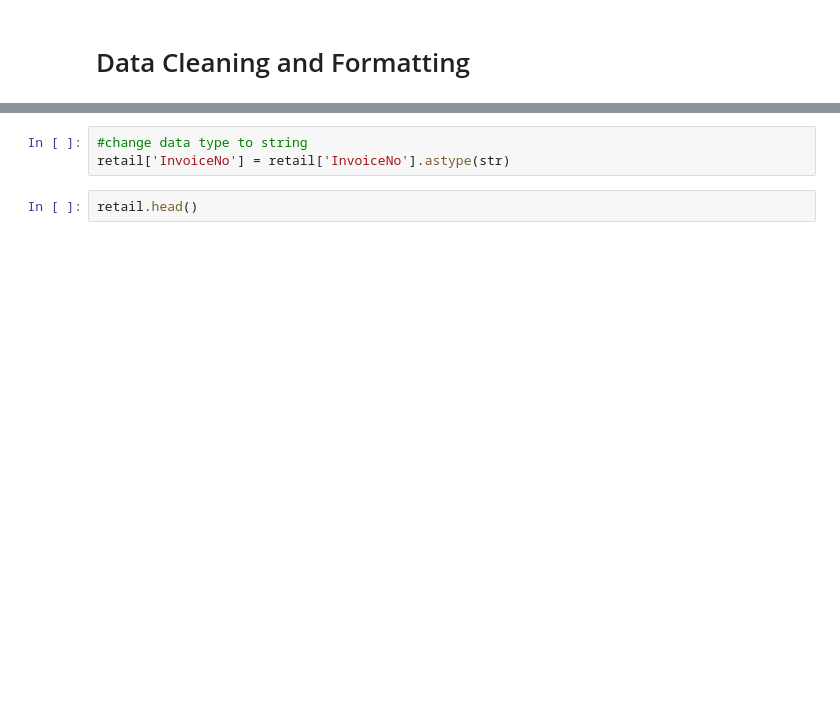
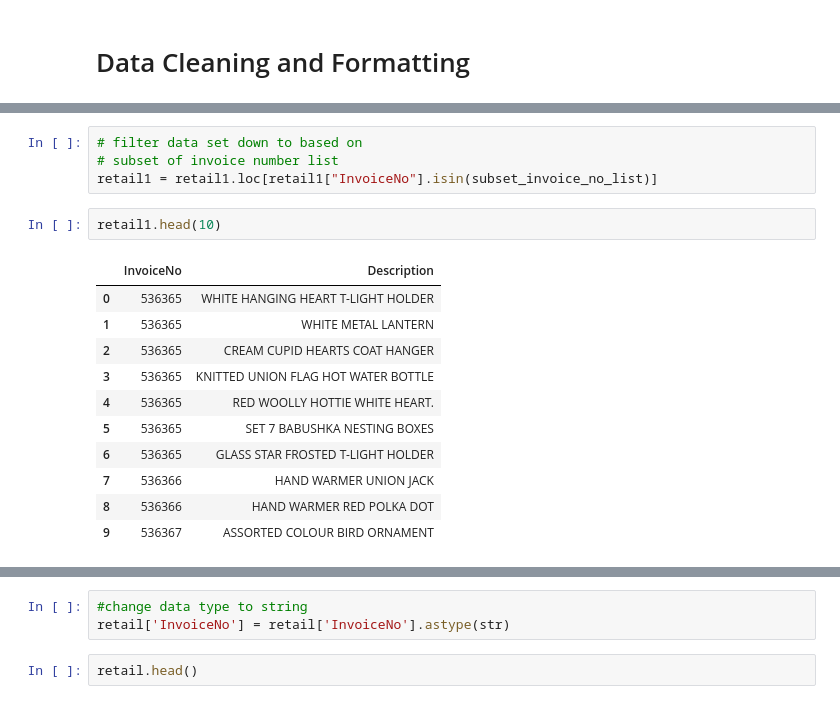
Before and after one commit to Requenamar3/Data-Mining, a Jupyter notebook: Module4. Online Retail HW .ipynb, the cells around one changed output, grey strips where cells are left out. Cells and saved outputs as stored; diff of their text form; blank space fills up the shorter version.

```diff
--- a/Module4. Online Retail HW .ipynb
+++ b/Module4. Online Retail HW .ipynb
@@ -81,0 +222,18 @@ Count of unique customer ids: 4372
+# %%
+# filter data set down to based on
+# subset of invoice number list
+retail1 = retail1.loc[retail1["InvoiceNo"].isin(subset_invoice_no_list)]
+# %%
+retail1.head(10)
+# %% [output]
+|  | InvoiceNo | Description |
+| 0 | 536365 | WHITE HANGING HEART T-LIGHT HOLDER |
+| 1 | 536365 | WHITE METAL LANTERN |
+| 2 | 536365 | CREAM CUPID HEARTS COAT HANGER |
+| 3 | 536365 | KNITTED UNION FLAG HOT WATER BOTTLE |
+| 4 | 536365 | RED WOOLLY HOTTIE WHITE HEART. |
+| 5 | 536365 | SET 7 BABUSHKA NESTING BOXES |
+| 6 | 536365 | GLASS STAR FROSTED T-LIGHT HOLDER |
+| 7 | 536366 | HAND WARMER UNION JACK |
+| 8 | 536366 | HAND WARMER RED POLKA DOT |
+| 9 | 536367 | ASSORTED COLOUR BIRD ORNAMENT |
```
Also changed, not shown: parts of 15 cells of this notebook.
